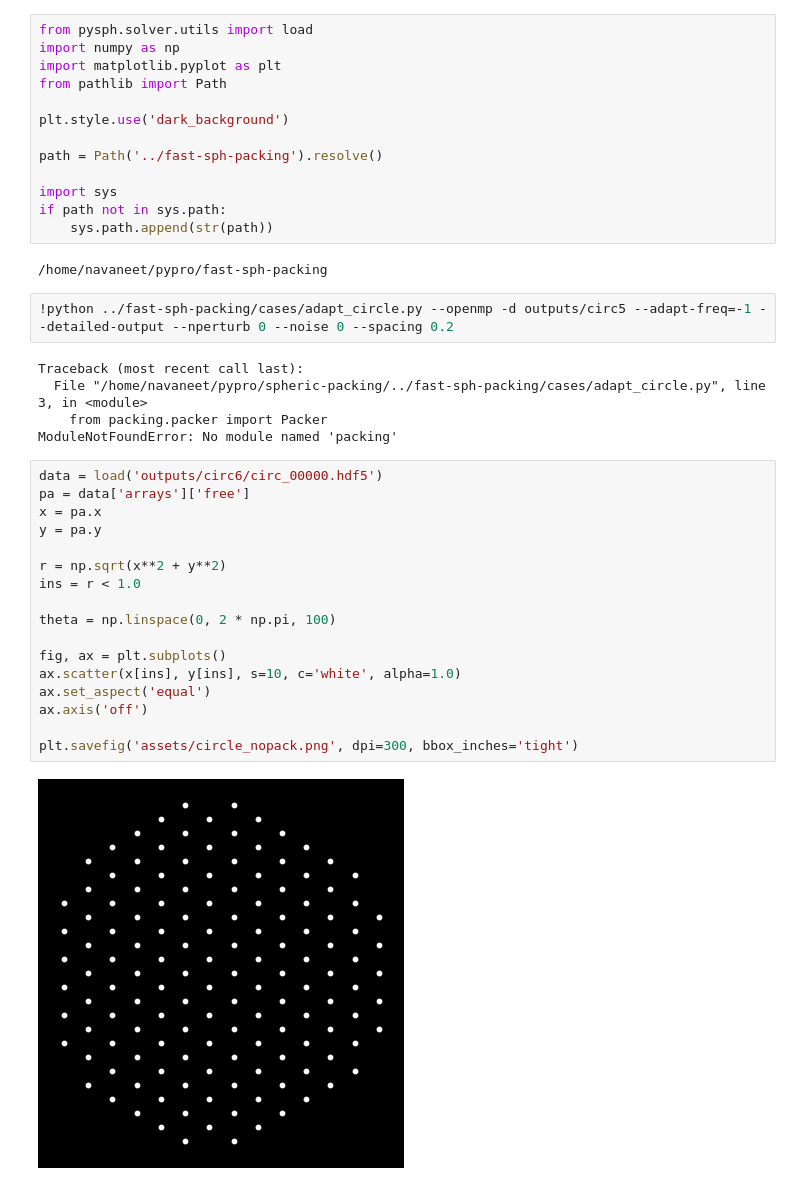
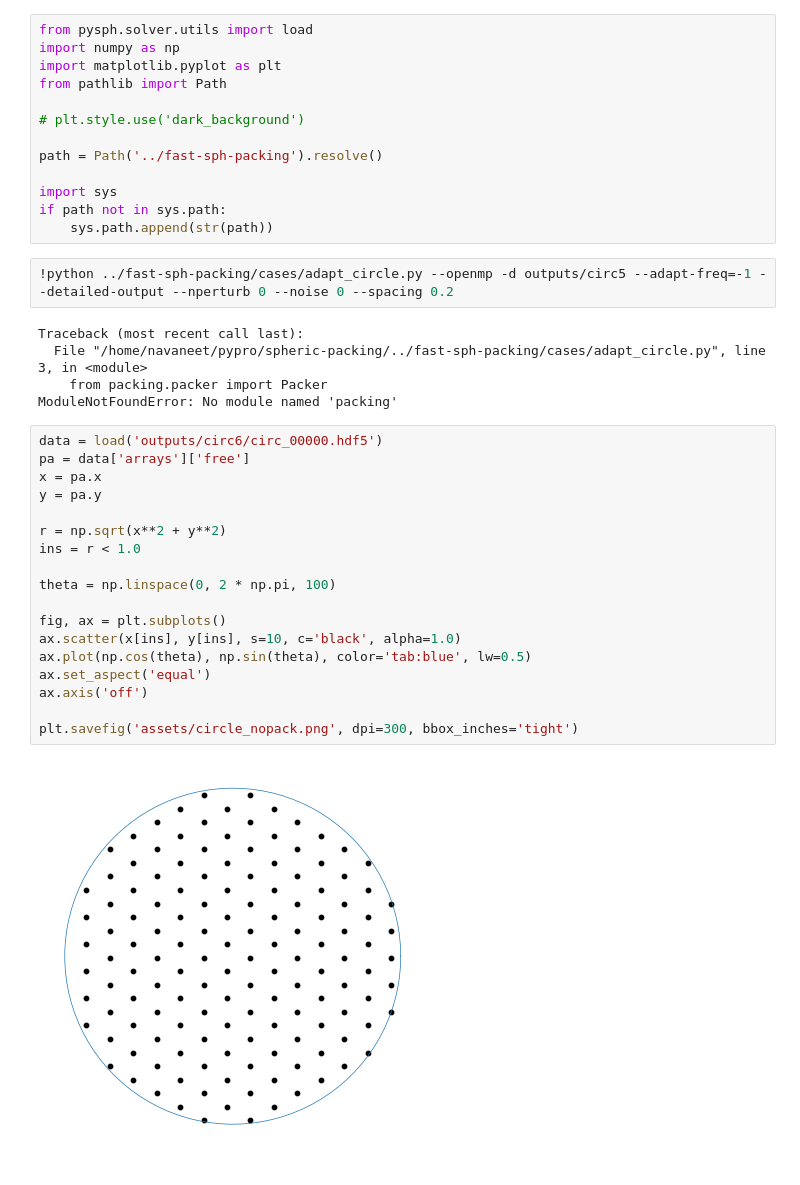
Before and after one commit to nauaneed/packing-spheric25, a Jupyter notebook: plots.ipynb, the cells around one changed output. Drawn from its saved outputs; the diff is of its cells as text.

Commit message:
white theme

```diff
--- a/plots.ipynb
+++ b/plots.ipynb
@@ -4,15 +4,13 @@ import numpy as np
 import matplotlib.pyplot as plt
 from pathlib import Path
 
-plt.style.use('dark_background')
+# plt.style.use('dark_background')
 
 path = Path('../fast-sph-packing').resolve()
 
 import sys
 if path not in sys.path:
     sys.path.append(str(path))
-# %% [output]
-/home/navaneet/pypro/fast-sph-packing
 # %%
 !python ../fast-sph-packing/cases/adapt_circle.py --openmp -d outputs/circ5 --adapt-freq=-1 --detailed-output --nperturb 0 --noise 0 --spacing 0.2
 # %% [output]
@@ -23,22 +21,23 @@ ModuleNotFoundError: No module named 'packing'
 # %%
 data = load('outputs/circ6/circ_00000.hdf5')
 pa = data['arrays']['free']
 x = pa.x
 y = pa.y
 
 r = np.sqrt(x**2 + y**2)
 ins = r < 1.0
 
 theta = np.linspace(0, 2 * np.pi, 100)
 
 fig, ax = plt.subplots()
-ax.scatter(x[ins], y[ins], s=10, c='white', alpha=1.0)
+ax.scatter(x[ins], y[ins], s=10, c='black', alpha=1.0)
+ax.plot(np.cos(theta), np.sin(theta), color='tab:blue', lw=0.5)
 ax.set_aspect('equal')
 ax.axis('off')
 
 plt.savefig('assets/circle_nopack.png', dpi=300, bbox_inches='tight')
 # %% [output]
-[figure, old version]
+[figure, new version]
 # %%
 data = load('outputs/circ6/circ_00988.hdf5')
 pa = data['arrays']['free']
```
Also changed, not shown: parts of 2 cells of this notebook, 6 other files.
